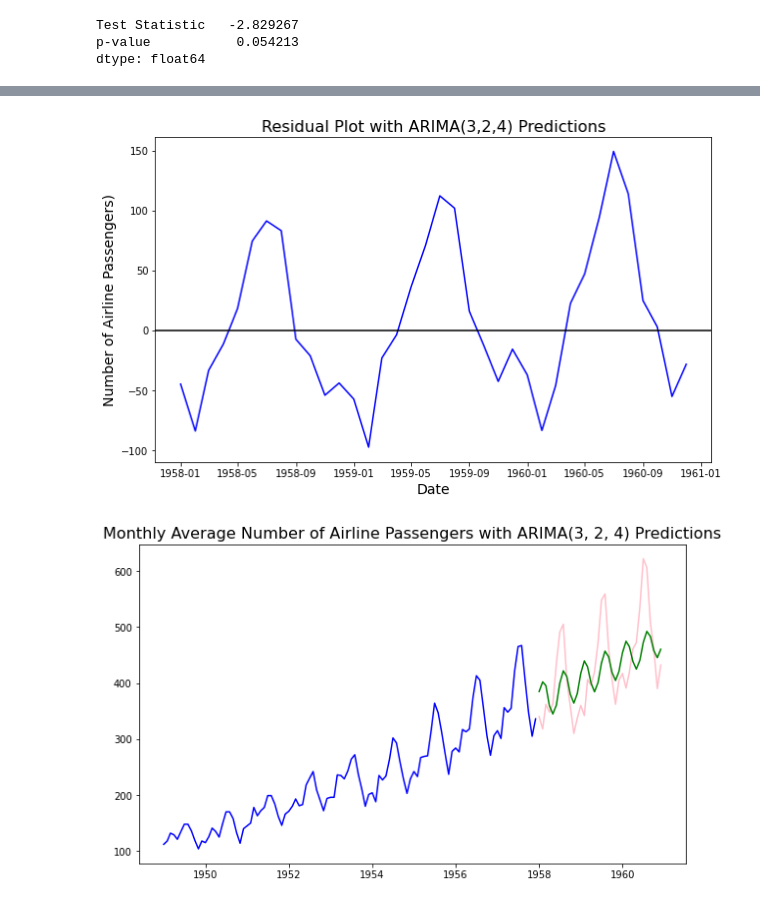
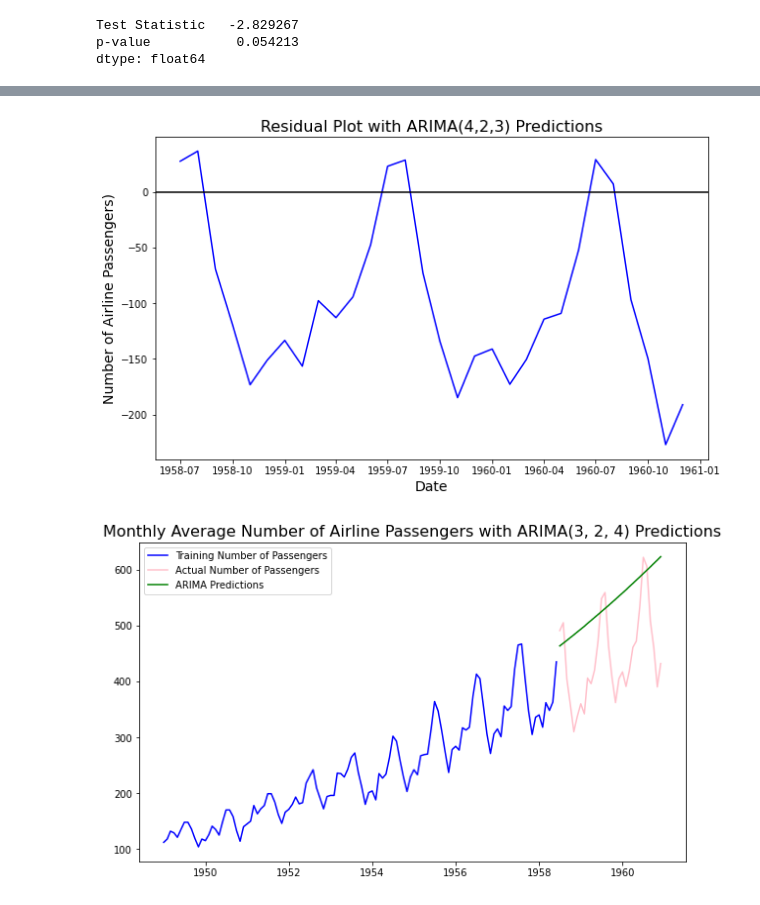
Before and after one commit to mkosaka1/AirPassengers_TimeSeries, a Jupyter notebook: Time_Series.ipynb, the cells around one changed output, grey strips where cells are left out. Saved outputs shown, nothing was run; the diff lists cells and outputs as text; code cells hidden in the pictures.

```diff
--- a/Time_Series.ipynb
+++ b/Time_Series.ipynb
@@ -216,8 +123,11 @@ This model has an AIC of 964.2580751101582.
+# %%
+train=df[:114]
+test=df[-30:]
 # %%
 from statsmodels.tsa.arima_model import ARIMA
 
 model = ARIMA(endog = train.astype(float).dropna(),
-              order = (3,2,4))
+              order = (0,2,2))
 arima = model.fit()
 # %%
 forecast, stderr, conf_int = arima.forecast(len(test), alpha = 0.05)
@@ -261,14 +155,14 @@ resid = test['passengers']-forecast
 # %%
 
 plt.figure(figsize=(10,6))
 plt.plot(resid,color = 'blue')
 plt.ylabel('Number of Airline Passengers)', fontsize = 14)
 plt.xlabel('Date', fontsize = 14)
-plt.title(label = 'Residual Plot with ARIMA(3,2,4) Predictions', fontsize=16)
+plt.title(label = 'Residual Plot with ARIMA(4,2,3) Predictions', fontsize=16)
 plt.axhline(0, color = 'k', ls = '-')
 plt.show();
 # %% [output]
-[figure, old version]
+[figure, new version]
 # %%
 # Plot data.
 plt.figure(figsize=(10,6))
@@ -282,6 +176,7 @@ plt.plot(test.index, test['passengers'], color = 'pink', label = 'Actual Number
 # Plot predicted test values.
 plt.plot(test.index, forecast, color = 'green', label = 'ARIMA Predictions')
 
+plt.legend(loc = 'upper left')
 plt.title(label = 'Monthly Average Number of Airline Passengers with ARIMA(3, 2, 4) Predictions', fontsize=16);
 # %% [output]
-[figure, old version]
+[figure, new version]
```
Also changed, not shown: parts of 27 cells of this notebook.
